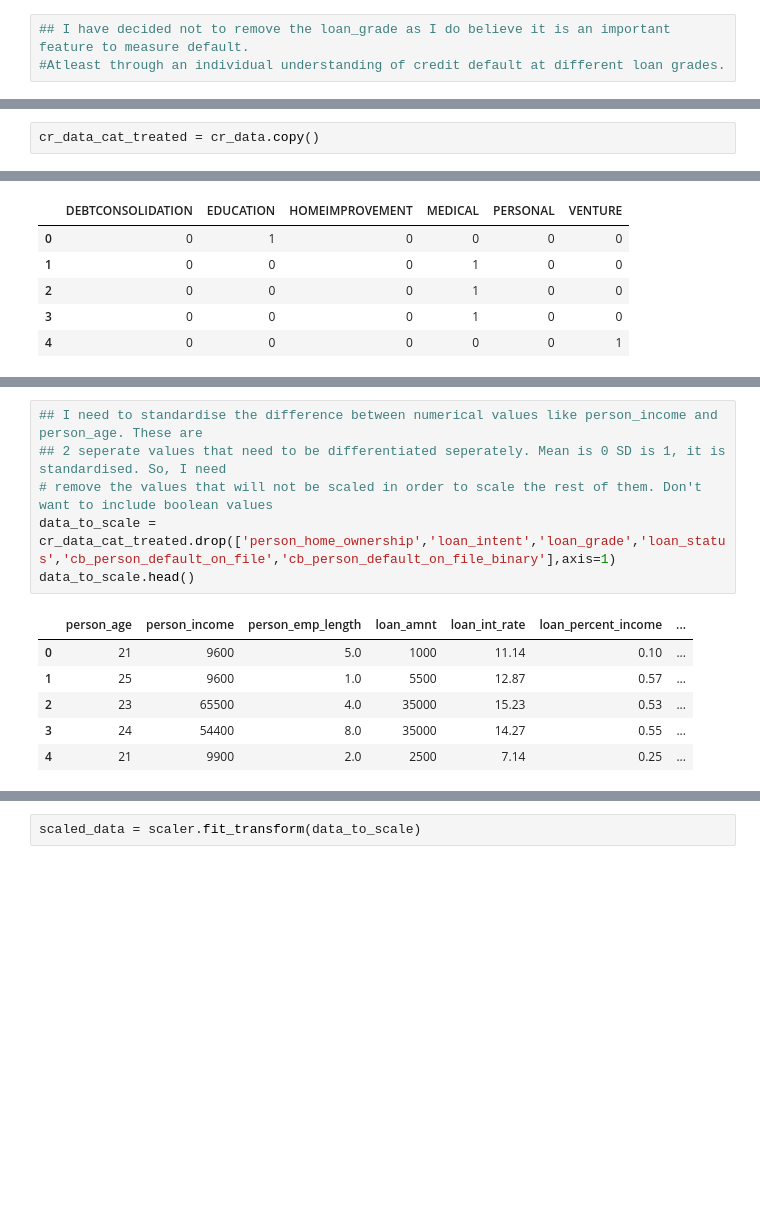
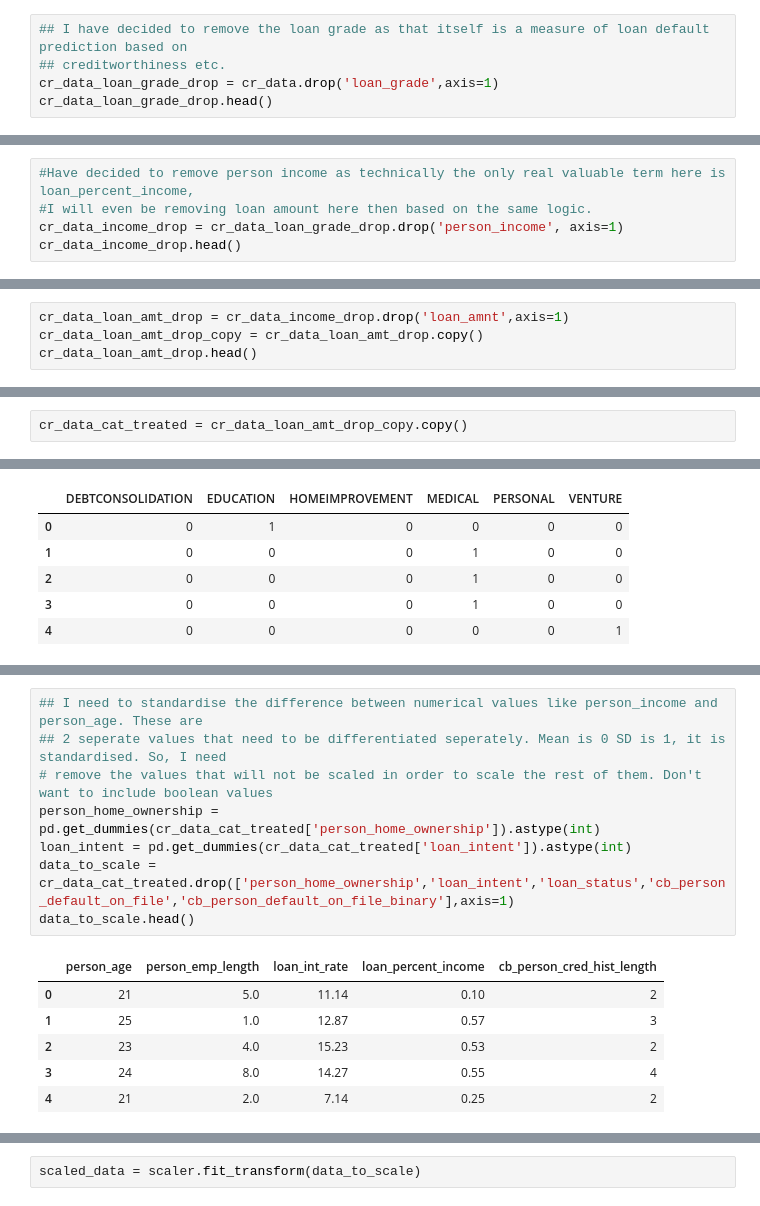
Before and after one commit to jainsa6539/credit_risk_modelling, a Jupyter notebook: Data cleaning.ipynb, the cells around one changed output, grey strips where cells are left out. Cells and saved outputs as stored; diff of their text form; blank space fills up the shorter version.

```diff
--- a/Data cleaning.ipynb
+++ b/Data cleaning.ipynb
@@ -226,5 +226,7 @@ F      236
 G       64
 Name: loan_status, dtype: int64
 # %%
-## I have decided not to remove the loan_grade as I do believe it is an important feature to measure default.
-#Atleast through an individual understanding of credit default at different loan grades.
+## I have decided to remove the loan grade as that itself is a measure of loan default prediction based on
+## creditworthiness etc.
+cr_data_loan_grade_drop = cr_data.drop('loan_grade',axis=1)
+cr_data_loan_grade_drop.head()
@@ -231,2 +240,7 @@ Name: loan_status, dtype: int64
 # %%
 #Because we have removed the age and employment years, we need to sort out the index to make sure they match
+# %%
+#Have decided to remove person income as technically the only real valuable term here is loan_percent_income,
+#I will even be removing loan amount here then based on the same logic.
+cr_data_income_drop = cr_data_loan_grade_drop.drop('person_income', axis=1)
+cr_data_income_drop.head()
@@ -232,0 +254,4 @@ Name: loan_status, dtype: int64
+# %%
+cr_data_loan_amt_drop = cr_data_income_drop.drop('loan_amnt',axis=1)
+cr_data_loan_amt_drop_copy = cr_data_loan_amt_drop.copy()
+cr_data_loan_amt_drop.head()
@@ -233,4 +265,4 @@ Name: loan_status, dtype: int64
 # %%
-cr_data_cat_treated = cr_data.copy()
+cr_data_cat_treated = cr_data_loan_amt_drop_copy.copy()
 # %%
 # Now I want to convert these columns to numerical boolean values. Need to convert loan grade to the same
@@ -274,15 +305,17 @@ cr_data_cat_treated.head()
 # %%
 ## I need to standardise the difference between numerical values like person_income and person_age. These are
 ## 2 seperate values that need to be differentiated seperately. Mean is 0 SD is 1, it is standardised. So, I need
 # remove the values that will not be scaled in order to scale the rest of them. Don't want to include boolean values
-data_to_scale = cr_data_cat_treated.drop(['person_home_ownership','loan_intent','loan_grade','loan_status','cb_person_default_on_file','cb_person_default_on_file_binary'],axis=1)
+person_home_ownership = pd.get_dummies(cr_data_cat_treated['person_home_ownership']).astype(int)
+loan_intent = pd.get_dummies(cr_data_cat_treated['loan_intent']).astype(int)
+data_to_scale = cr_data_cat_treated.drop(['person_home_ownership','loan_intent','loan_status','cb_person_default_on_file','cb_person_default_on_file_binary'],axis=1)
 data_to_scale.head()
 # %% [output]
-|  | person_age | person_income | person_emp_length | loan_amnt | loan_int_rate | loan_percent_income | ... |
-| 0 | 21 | 9600 | 5.0 | 1000 | 11.14 | 0.10 | ... |
-| 1 | 25 | 9600 | 1.0 | 5500 | 12.87 | 0.57 | ... |
-| 2 | 23 | 65500 | 4.0 | 35000 | 15.23 | 0.53 | ... |
-| 3 | 24 | 54400 | 8.0 | 35000 | 14.27 | 0.55 | ... |
-| 4 | 21 | 9900 | 2.0 | 2500 | 7.14 | 0.25 | ... |
+|  | person_age | person_emp_length | loan_int_rate | loan_percent_income | cb_person_cred_hist_length |
+| 0 | 21 | 5.0 | 11.14 | 0.10 | 2 |
+| 1 | 25 | 1.0 | 12.87 | 0.57 | 3 |
+| 2 | 23 | 4.0 | 15.23 | 0.53 | 2 |
+| 3 | 24 | 8.0 | 14.27 | 0.55 | 4 |
+| 4 | 21 | 2.0 | 7.14 | 0.25 | 2 |
 # %%
 # (x-mean of x)/std of x --> formula for standardizing
```
Also changed, not shown: parts of 48 cells of this notebook, 1 other file.
